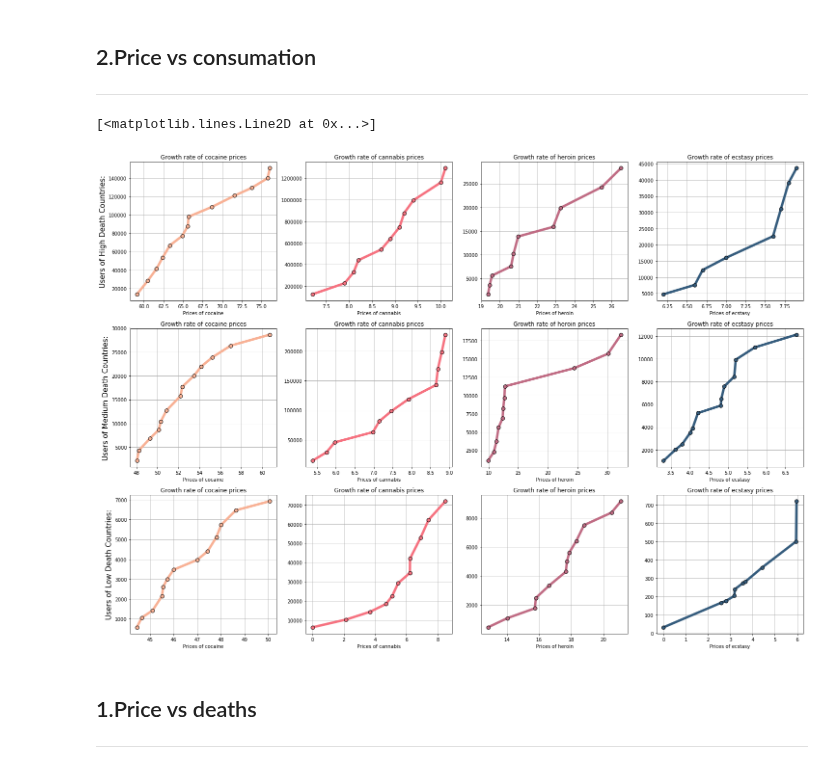
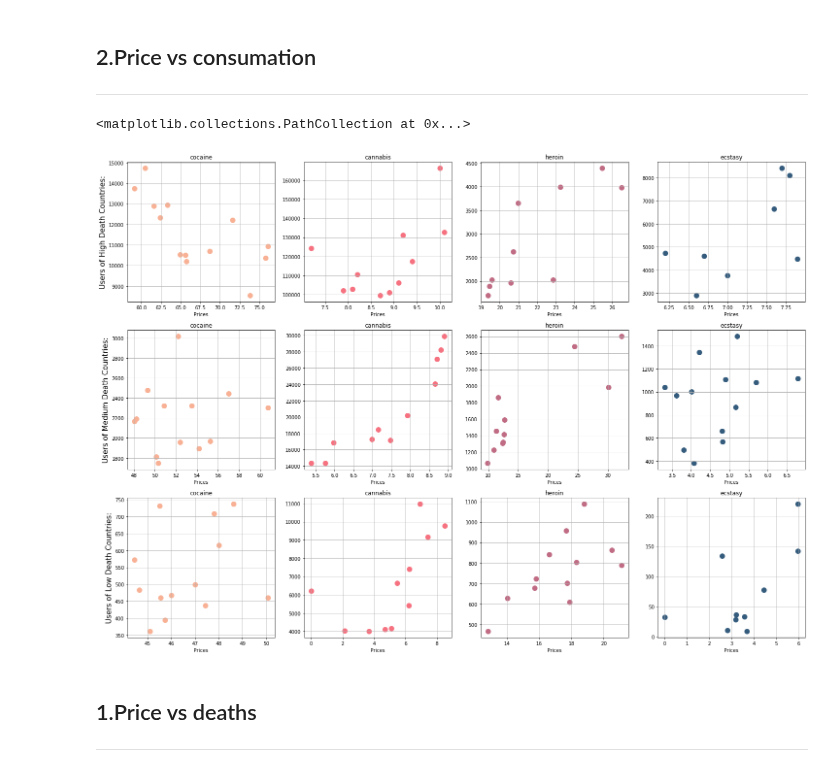
Before and after one commit to danilo1214/PR20ddpdjphv, a Jupyter notebook: Hristijan.ipynb, the cells around one changed output. Drawn from its saved outputs; the diff is of its cells as text; code cells hidden in the pictures.

```diff
--- a/Hristijan.ipynb
+++ b/Hristijan.ipynb
@@ -286,7 +286,7 @@ def read_table(user, price, high_country, mid_country, mid_country1, low_country
     for v in p_low:
         u_low.append(low[v])
 
-    return p_high, culmulative(u_high), p_mid, culmulative(u_mid), p_low, culmulative(u_low), prices
+    return p_high, u_high, p_mid, u_mid, p_low, u_low, prices
 # %%
 cocaine_p_high, cocaine_u_high, cocaine_p_med, cocaine_u_med, cocaine_p_low, cocaine_u_low, cocaine_price = read_table("cocaineUsers.xlsx","cocainePriceMean.xlsx","Germany","Belgium-A","Belgium","Portugal")
 cannabis_p_high, cannabis_u_high, cannabis_p_med, cannabis_u_med, cannabis_p_low, cannabis_u_low, cannabis_price = read_table("cannabisUsers.xlsx","cannabisPriceMean.xlsx","Germany","Belgium-A","Belgium","Portugal")
@@ -364,40 +364,40 @@ heroin_u_low = []
 for v in heroin_p_low:
     heroin_u_low.append(heroin_low[v])
 
-heroin_u_high = culmulative(heroin_u_high)
-heroin_u_med = culmulative(heroin_u_med)
-heroin_u_low = culmulative(heroin_u_low)
+##heroin_u_high = culmulative(heroin_u_high)
+##heroin_u_med = culmulative(heroin_u_med)
+##heroin_u_low = culmulative(heroin_u_low)
 # %%
 fig, axs = plt.subplots(3, 4, figsize=(25,18))
 
 axs[0, 0].set_ylabel("Users of High Death Countries:", fontsize=15)
 axs[1, 0].set_ylabel("Users of Medium Death Countries:", fontsize=15)
 axs[2, 0].set_ylabel("Users of Low Death Countries:", fontsize=15)
 
 drugs = ["cocaine", "cannabis", "heroin", "ecstasy"]
 for x in range(0,3):
     for y in range(0,4):
-        axs[x, y].set_xlabel("Prices of %s" % drugs[y])
-        axs[x, y].set_title("Growth rate of %s prices" % drugs[y])
+        axs[x, y].set_xlabel("Prices")
+        axs[x, y].set_title("%s" % drugs[y])
         axs[x, y].grid()
 
-axs[0, 0].plot(cocaine_p_high, cocaine_u_high, linewidth=5, marker = ".", markersize = 15, markeredgecolor = "black", color = "#f8b195")
-axs[0, 1].plot(cannabis_p_high, cannabis_u_high, linewidth=5, marker = ".", markersize = 15, markeredgecolor = "black", color = "#f67280")
-axs[0, 2].plot(heroin_p_high[:-1], heroin_u_high[:-1], linewidth=5, marker = ".", markersize = 15, markeredgecolor = "black", color = "#c06c84")
-axs[0, 3].plot(ecstasy_p_high, ecstasy_u_high, linewidth=5, marker = ".", markersize = 15, markeredgecolor = "black", color = "#355c7d")
+axs[0, 0].scatter(cocaine_p_high, cocaine_u_high, linewidth=5, color = "#f8b195")
+axs[0, 1].scatter(cannabis_p_high, cannabis_u_high, linewidth=5, color = "#f67280")
+axs[0, 2].scatter(heroin_p_high[:-1], heroin_u_high[:-1], linewidth=5, color = "#c06c84")
+axs[0, 3].scatter(ecstasy_p_high, ecstasy_u_high, linewidth=5, color = "#355c7d")
 
-axs[1, 0].plot(cocaine_p_med, cocaine_u_med, linewidth=5, marker = ".", markersize = 15, markeredgecolor = "black", color = "#f8b195" )
-axs[1, 1].plot(cannabis_p_med, cannabis_u_med, linewidth=5, marker = ".", markersize = 15, markeredgecolor = "black", color = "#f67280")
-axs[1, 2].plot(heroin_p_med[:-1], heroin_u_med[:-1], linewidth=5, marker = ".", markersize = 15, markeredgecolor = "black", color = "#c06c84")
-axs[1, 3].plot(ecstasy_p_med, ecstasy_u_med, linewidth=5, marker = ".", markersize = 15, markeredgecolor = "black", color = "#355c7d")
+axs[1, 0].scatter(cocaine_p_med, cocaine_u_med, linewidth=5, color = "#f8b195" )
+axs[1, 1].scatter(cannabis_p_med, cannabis_u_med, linewidth=5, color = "#f67280")
+axs[1, 2].scatter(heroin_p_med[:-1], heroin_u_med[:-1], linewidth=5, color = "#c06c84")
+axs[1, 3].scatter(ecstasy_p_med, ecstasy_u_med, linewidth=5, color = "#355c7d")
 
-axs[2, 0].plot(cocaine_p_low, cocaine_u_low, linewidth=5, marker = ".", markersize = 15, markeredgecolor = "black", color = "#f8b195")
-axs[2, 1].plot(cannabis_p_low, cannabis_u_low, linewidth=5, marker = ".", markersize = 15, markeredgecolor = "black", color = "#f67280")
-axs[2, 2].plot(heroin_p_low[:-1], heroin_u_low[:-1], linewidth=5, marker = ".", markersize = 15, markeredgecolor = "black", color = "#c06c84")
-axs[2, 3].plot(ecstasy_p_low, ecstasy_u_low, linewidth=5, marker = ".", markersize = 15, markeredgecolor = "black", color = "#355c7d")
+axs[2, 0].scatter(cocaine_p_low, cocaine_u_low, linewidth=5, color = "#f8b195")
+axs[2, 1].scatter(cannabis_p_low, cannabis_u_low, linewidth=5, color = "#f67280")
+axs[2, 2].scatter(heroin_p_low[:-1], heroin_u_low[:-1], linewidth=5, color = "#c06c84")
+axs[2, 3].scatter(ecstasy_p_low, ecstasy_u_low, linewidth=5, color = "#355c7d")
 # %% [output]
-[<matplotlib.lines.Line2D at 0x...>]
+<matplotlib.collections.PathCollection at 0x...>
-[figure, old version]
+[figure, new version]
 # %% [markdown]
 1.Price vs deaths
 --------------
```
Also changed, not shown: parts of 1 cell of this notebook, 3 other files.
